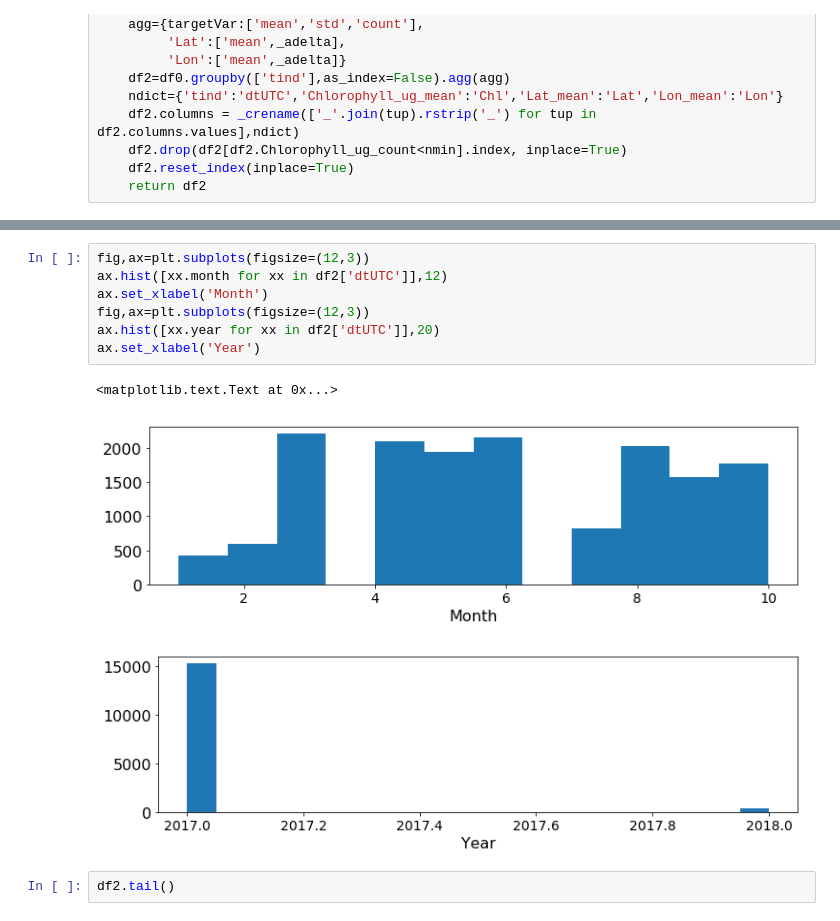
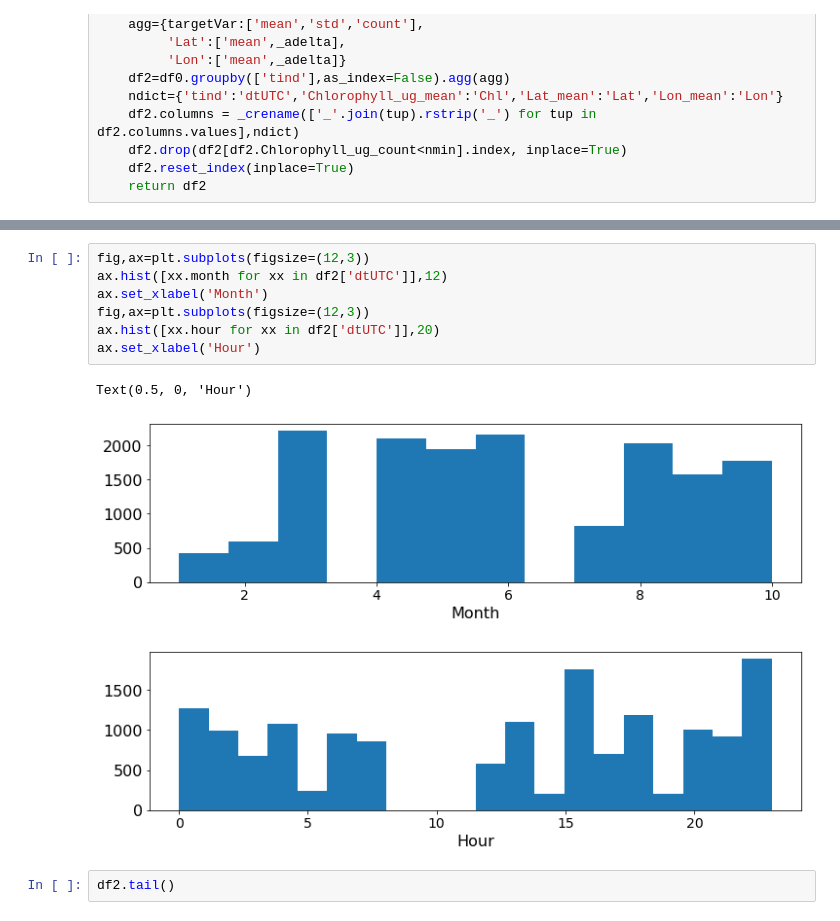
Before and after one commit to SalishSeaCast/analysis-elise-2, a Jupyter notebook: notebooks/AdlEvalFigs/inSituChl/ONCFerryChlTDP_201812-2017_10min.ipynb, the cells around one changed output, grey strips where cells are left out. Saved outputs shown, nothing was run; the diff lists cells and outputs as text.

```diff
--- a/notebooks/AdlEvalFigs/inSituChl/ONCFerryChlTDP_201812-2017_10min.ipynb
+++ b/notebooks/AdlEvalFigs/inSituChl/ONCFerryChlTDP_201812-2017_10min.ipynb
@@ -150,14 +150,14 @@ ax.set_title('subsampled')
 # %%
 fig,ax=plt.subplots(figsize=(12,3))
 ax.hist([xx.month for xx in df2['dtUTC']],12)
 ax.set_xlabel('Month')
 fig,ax=plt.subplots(figsize=(12,3))
-ax.hist([xx.year for xx in df2['dtUTC']],20)
-ax.set_xlabel('Year')
+ax.hist([xx.hour for xx in df2['dtUTC']],20)
+ax.set_xlabel('Hour')
 # %% [output]
-<matplotlib.text.Text at 0x...>
+Text(0.5, 0, 'Hour')
-[figure, old version]
+[figure, new version]
-[figure, old version]
+[figure, new version]
 # %%
 df2.tail()
 # %% [output]
```
Also changed, not shown: parts of 18 cells of this notebook, 2 other files.
